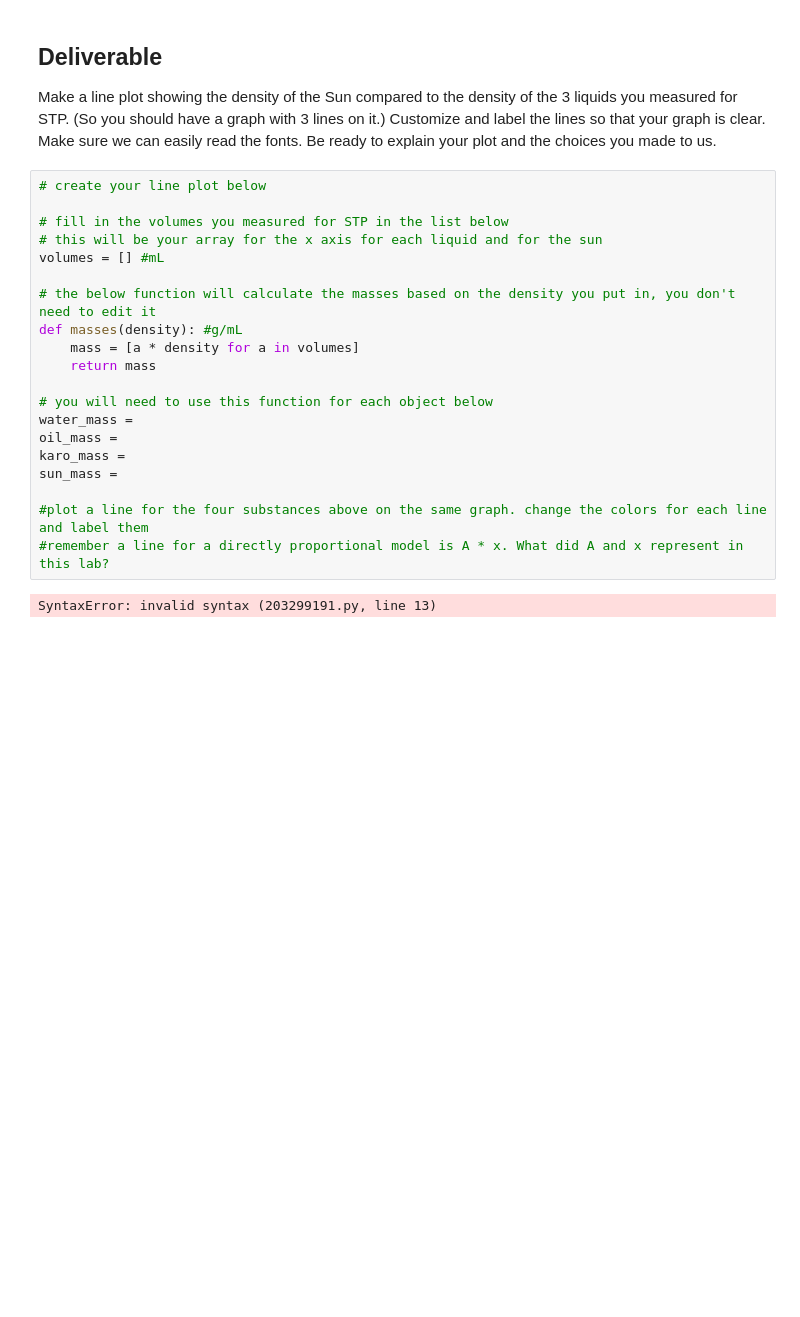
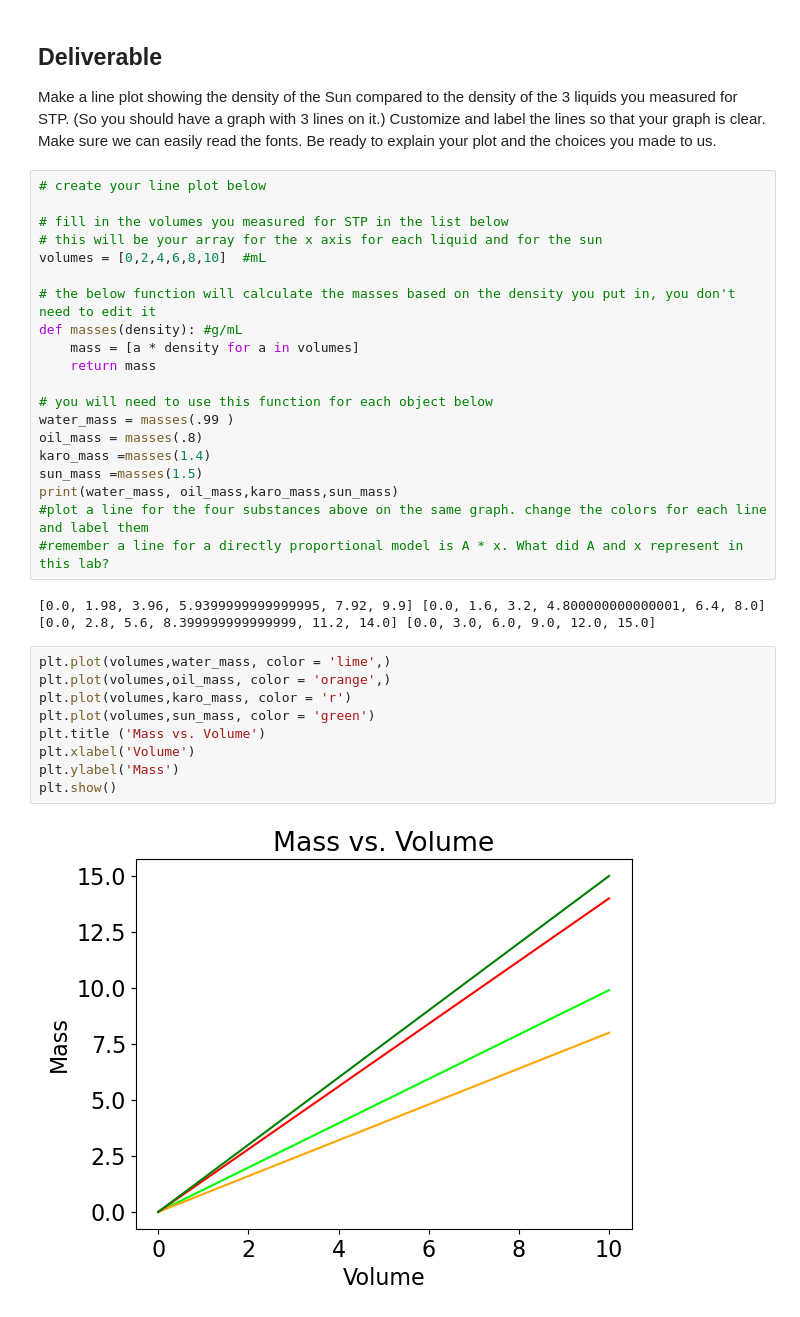
Before and after one commit to Santiago786/CFR-2025, a Jupyter notebook: Astro/Blank/1 - Stars Pt2 .ipynb, the cells around one changed output. Saved outputs shown, nothing was run; the diff lists cells and outputs as text; blank space fills up the shorter version.

```diff
--- a/Astro/Blank/1 - Stars Pt2 .ipynb
+++ b/Astro/Blank/1 - Stars Pt2 .ipynb
@@ -403,7 +423,7 @@ Make a line plot showing the density of the Sun compared to the density of the 3
 
 # fill in the volumes you measured for STP in the list below
 # this will be your array for the x axis for each liquid and for the sun
-volumes = [] #mL
+volumes = [0,2,4,6,8,10]  #mL
 
 # the below function will calculate the masses based on the density you put in, you don't need to edit it
 def masses(density): #g/mL
@@ -411,15 +431,26 @@ def masses(density): #g/mL
     return mass
 
 # you will need to use this function for each object below
-water_mass =
-oil_mass =
-karo_mass =
-sun_mass =
-
+water_mass = masses(.99 )
+oil_mass = masses(.8)
+karo_mass =masses(1.4)
+sun_mass =masses(1.5)
+print(water_mass, oil_mass,karo_mass,sun_mass)
 #plot a line for the four substances above on the same graph. change the colors for each line and label them
 #remember a line for a directly proportional model is A * x. What did A and x represent in this lab?
 # %% [output]
-SyntaxError: invalid syntax (203299191.py, line 13)
+[0.0, 1.98, 3.96, 5.9399999999999995, 7.92, 9.9] [0.0, 1.6, 3.2, 4.800000000000001, 6.4, 8.0] [0.0, 2.8, 5.6, 8.399999999999999, 11.2, 14.0] [0.0, 3.0, 6.0, 9.0, 12.0, 15.0]
+# %%
+plt.plot(volumes,water_mass, color = 'lime',)
+plt.plot(volumes,oil_mass, color = 'orange',)
+plt.plot(volumes,karo_mass, color = 'r')
+plt.plot(volumes,sun_mass, color = 'green')
+plt.title ('Mass vs. Volume')
+plt.xlabel('Volume')
+plt.ylabel('Mass')
+plt.show()
+# %% [output]
+[figure, added]
 # %% [markdown]
 **Which liquid from your STP lab has the closest density to the Sun?**
 
```
Also changed, not shown: parts of 6 cells of this notebook, 1 other file.
